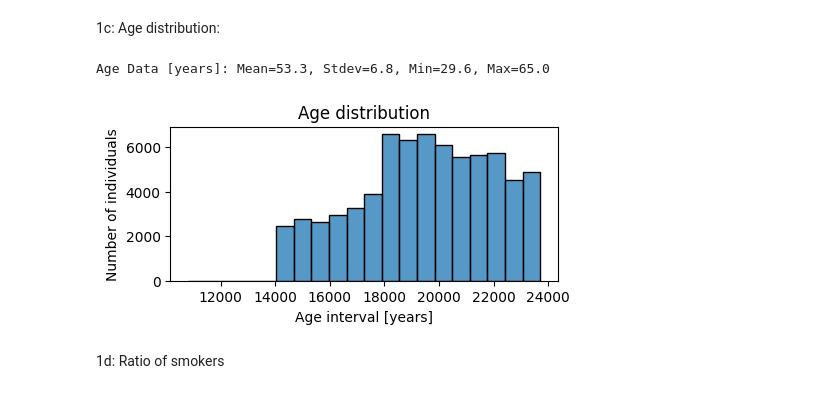
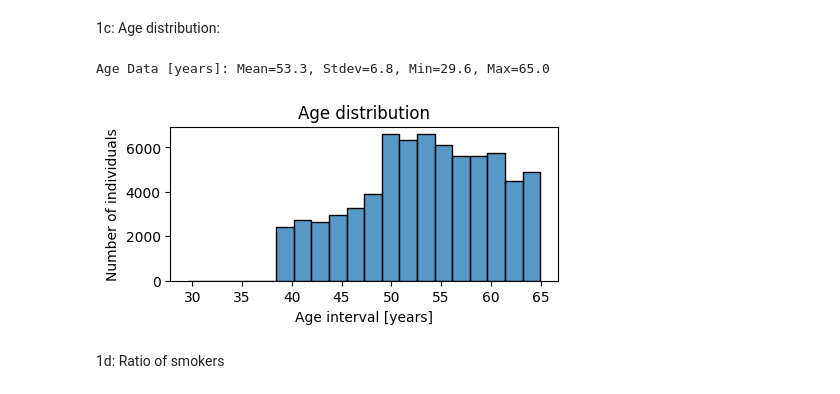
Before and after one commit to dancla240/Machine_Learning_Daniel_Claesson, a Jupyter notebook: Lab/Lab_1_heart.ipynb, the cells around one changed output. Cells and saved outputs as stored; diff of their text form; code cells hidden in the pictures.

```diff
--- a/Lab/Lab_1_heart.ipynb
+++ b/Lab/Lab_1_heart.ipynb
@@ -76,12 +76,12 @@ Ratio of individuals with "well above normal" cholesterol levels: 11.5% percent
 # %%
 df.loc[:,'age_yrs'] = round(df.loc[:,'age']/365,2) # converting age in days into age in years
 #df['age_yrs'] = round(df.loc[:,'age']/365,2) # converting age in days into age in years
 fig, ax = plt.subplots(figsize=(5, 2))
-sns.histplot(data = df, x='age', bins=20), plt.title('Age distribution'), plt.ylabel('Number of individuals'), plt.xlabel('Age interval [years]')
+sns.histplot(data = df, x='age_yrs', bins=20), plt.title('Age distribution'), plt.ylabel('Number of individuals'), plt.xlabel('Age interval [years]')
 print(f"Age Data [years]: Mean={df['age_yrs'].mean():.1f}, Stdev={df['age_yrs'].std():.1f}, Min={df['age_yrs'].min():.1f}, Max={df['age_yrs'].max():.1f} ")
 # %% [output]
 Age Data [years]: Mean=53.3, Stdev=6.8, Min=29.6, Max=65.0
-[figure, old version]
+[figure, new version]
 # %% [markdown]
 1d: Ratio of smokers
 # %%
```
Also changed, not shown: parts of 13 cells of this notebook.
